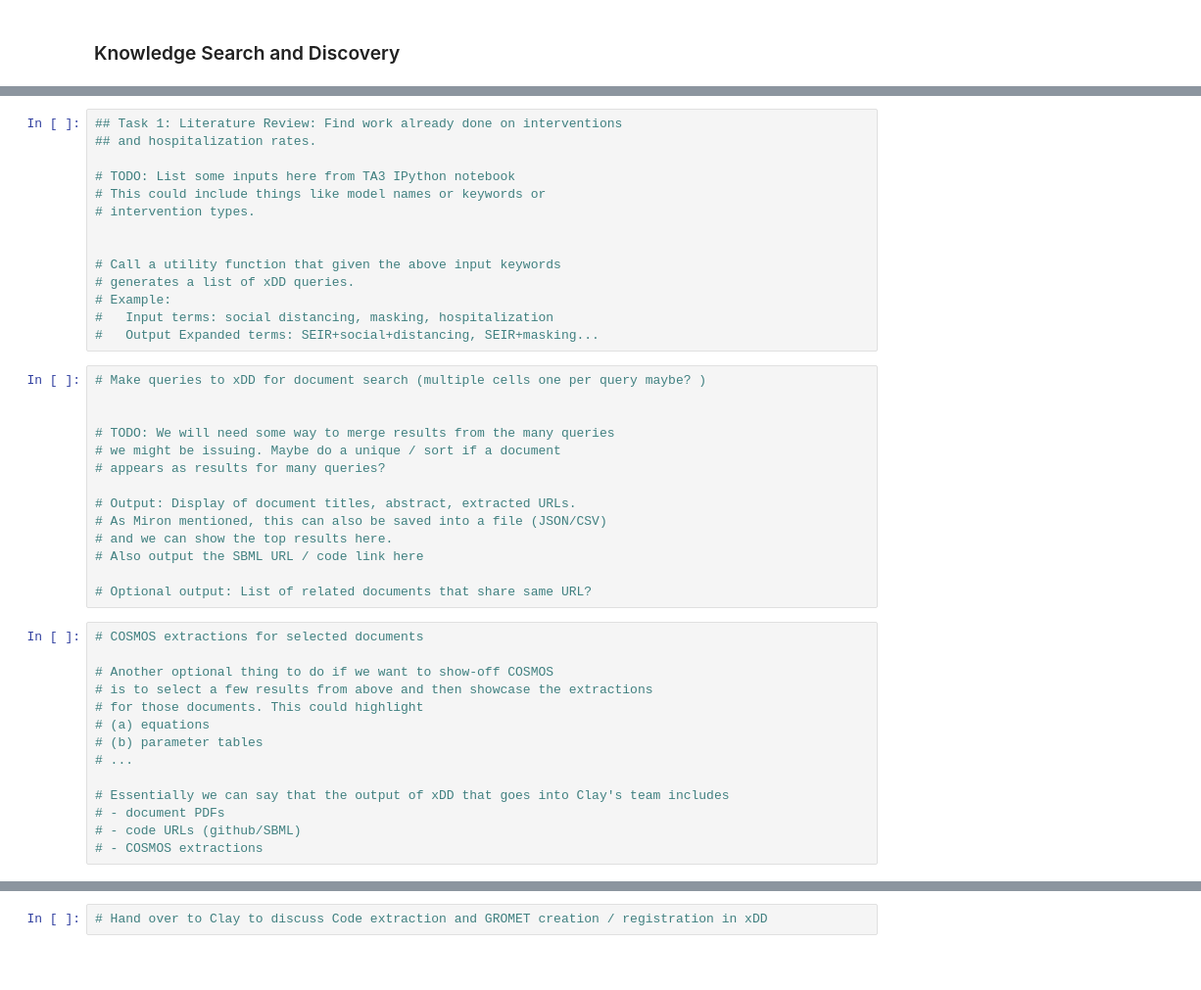
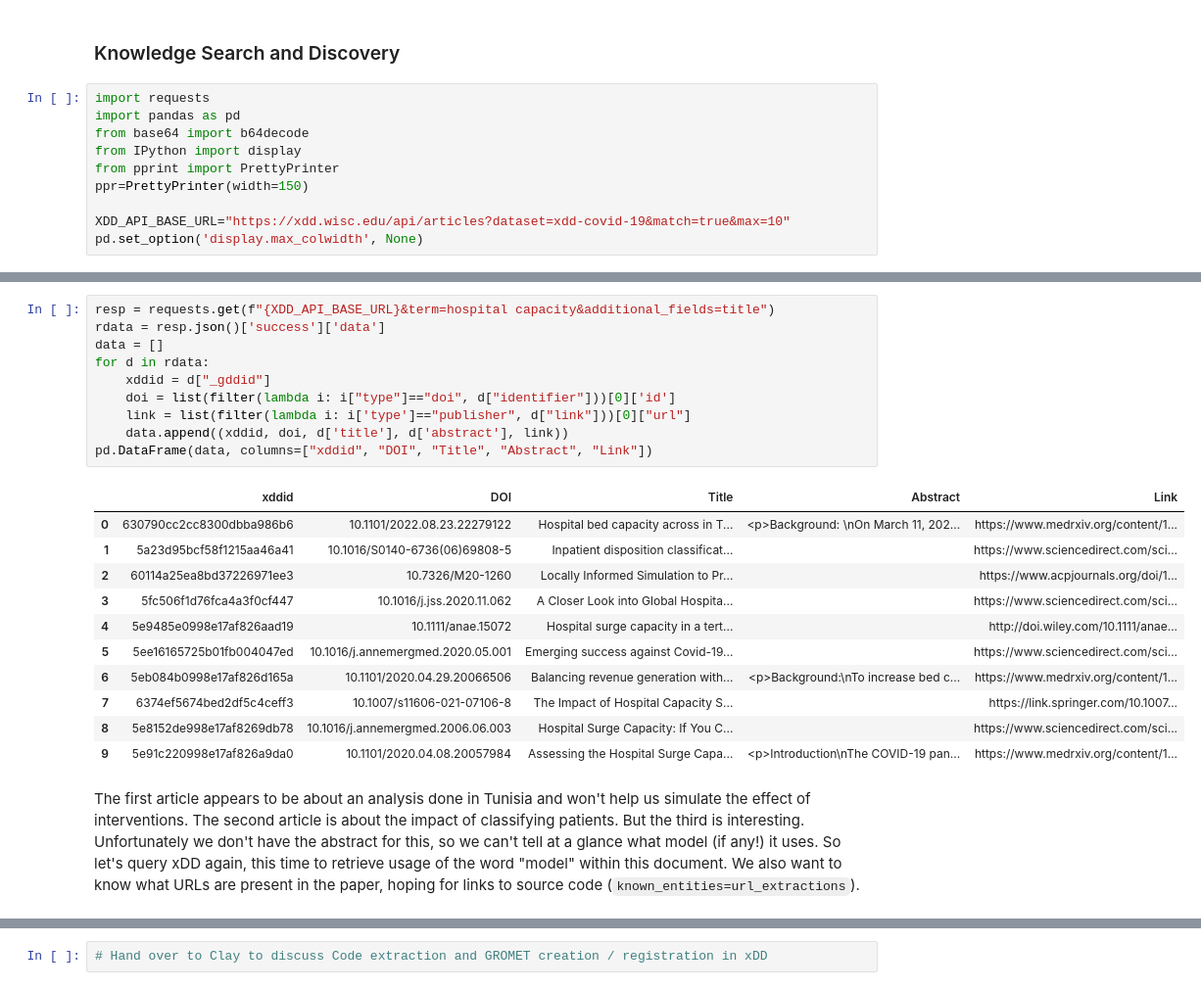
Before and after one commit to xDD-LAKE/Phase1, a Jupyter notebook: December_demo/xDD_LAKE_December_demo.ipynb, the cells around one changed output, grey strips where cells are left out. Shown at 98% size. Saved outputs shown, nothing was run; the diff lists cells and outputs as text; blank space fills up the shorter version.

```diff
--- a/December_demo/xDD_LAKE_December_demo.ipynb
+++ b/December_demo/xDD_LAKE_December_demo.ipynb
@@ -1,2 +1,12 @@
 # %% [markdown]
 ### Knowledge Search and Discovery
+# %%
+import requests
+import pandas as pd
+from base64 import b64decode
+from IPython import display
+from pprint import PrettyPrinter
+ppr=PrettyPrinter(width=150)
+
+XDD_API_BASE_URL="https://xdd.wisc.edu/api/articles?dataset=xdd-covid-19&match=true&max=10"
+pd.set_option('display.max_colwidth', None)
@@ -3,42 +18,24 @@
 # %%
-## Task 1: Literature Review: Find work already done on interventions
-## and hospitalization rates.
-
-# TODO: List some inputs here from TA3 IPython notebook
-# This could include things like model names or keywords or
-# intervention types.
-
-
-# Call a utility function that given the above input keywords
-# generates a list of xDD queries.
-# Example:
-#   Input terms: social distancing, masking, hospitalization
-#   Output Expanded terms: SEIR+social+distancing, SEIR+masking...
+resp = requests.get(f"{XDD_API_BASE_URL}&term=hospital capacity&additional_fields=title")
+rdata = resp.json()['success']['data']
+data = []
+for d in rdata:
+    xddid = d["_gddid"]
+    doi = list(filter(lambda i: i["type"]=="doi", d["identifier"]))[0]['id']
+    link = list(filter(lambda i: i['type']=="publisher", d["link"]))[0]["url"]
+    data.append((xddid, doi, d['title'], d['abstract'], link))
+pd.DataFrame(data, columns=["xddid", "DOI", "Title", "Abstract", "Link"])
+# %% [output]
+|  | xddid | DOI | Title | Abstract | Link |
+| 0 | 630790cc2cc8300dbba986b6 | 10.1101/2022.08.23.22279122 | Hospital bed capacity across in T... | <p>Background: \nOn March 11, 202... | https://www.medrxiv.org/content/1... |
+| 1 | 5a23d95bcf58f1215aa46a41 | 10.1016/S0140-6736(06)69808-5 | Inpatient disposition classificat... |  | https://www.sciencedirect.com/sci... |
+| 2 | 60114a25ea8bd37226971ee3 | 10.7326/M20-1260 | Locally Informed Simulation to Pr... |  | https://www.acpjournals.org/doi/1... |
+| 3 | 5fc506f1d76fca4a3f0cf447 | 10.1016/j.jss.2020.11.062 | A Closer Look into Global Hospita... |  | https://www.sciencedirect.com/sci... |
+| 4 | 5e9485e0998e17af826aad19 | 10.1111/anae.15072 | Hospital surge capacity in a tert... |  | http://doi.wiley.com/10.1111/anae... |
+| 5 | 5ee16165725b01fb004047ed | 10.1016/j.annemergmed.2020.05.001 | Emerging success against Covid-19... |  | https://www.sciencedirect.com/sci... |
+| 6 | 5eb084b0998e17af826d165a | 10.1101/2020.04.29.20066506 | Balancing revenue generation with... | <p>Background:\nTo increase bed c... | https://www.medrxiv.org/content/1... |
+| 7 | 6374ef5674bed2df5c4ceff3 | 10.1007/s11606-021-07106-8 | The Impact of Hospital Capacity S... |  | https://link.springer.com/10.1007... |
+| 8 | 5e8152de998e17af8269db78 | 10.1016/j.annemergmed.2006.06.003 | Hospital Surge Capacity: If You C... |  | https://www.sciencedirect.com/sci... |
+| 9 | 5e91c220998e17af826a9da0 | 10.1101/2020.04.08.20057984 | Assessing the Hospital Surge Capa... | <p>Introduction\nThe COVID-19 pan... | https://www.medrxiv.org/content/1... |
-# %%
-# Make queries to xDD for document search (multiple cells one per query maybe? )
-
-
-# TODO: We will need some way to merge results from the many queries
-# we might be issuing. Maybe do a unique / sort if a document
-# appears as results for many queries?
-
-# Output: Display of document titles, abstract, extracted URLs.
-# As Miron mentioned, this can also be saved into a file (JSON/CSV)
-# and we can show the top results here.
-# Also output the SBML URL / code link here
-
-# Optional output: List of related documents that share same URL?
-# %%
-# COSMOS extractions for selected documents
-
-# Another optional thing to do if we want to show-off COSMOS
-# is to select a few results from above and then showcase the extractions
-# for those documents. This could highlight
-# (a) equations
-# (b) parameter tables
-# ...
-
-# Essentially we can say that the output of xDD that goes into Clay's team includes
-# - document PDFs
-# - code URLs (github/SBML)
-# - COSMOS extractions
+# %% [markdown]
+The first article appears to be about an analysis done in Tunisia and won't help us simulate the effect of interventions. The second article is about the impact of classifying patients. But the third is interesting. Unfortunately we don't have the abstract for this, so we can't tell at a glance what model (if any!) it uses. So let's query xDD again, this time to retrieve usage of the word "model" within this document. We also want to know what URLs are present in the paper, hoping for links to source code (`known_entities=url_extractions`).
```
Also changed, not shown: parts of 22 cells of this notebook.
